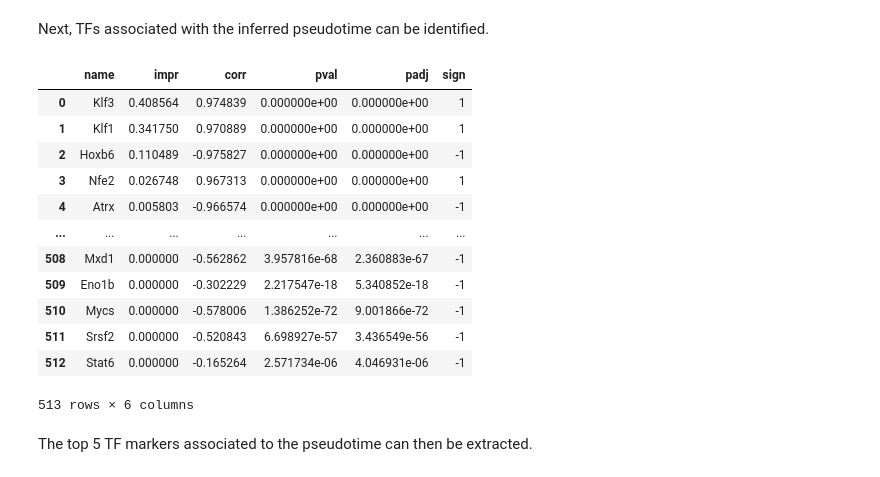
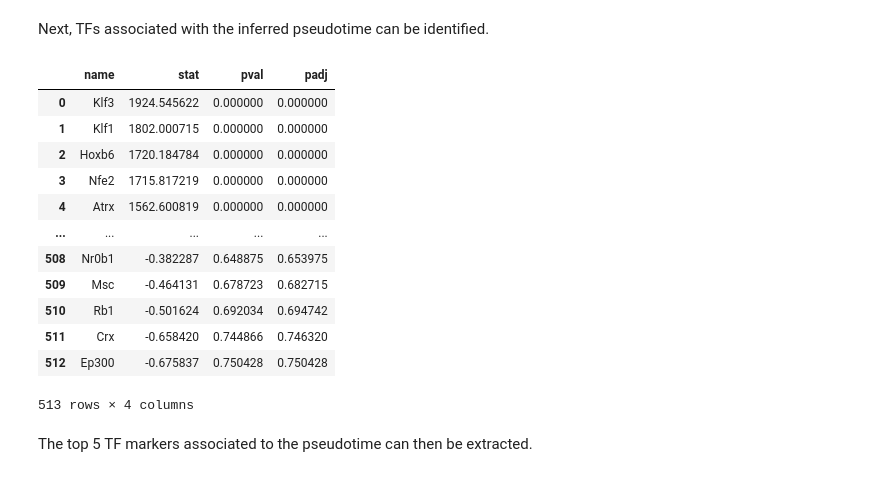
Before and after one commit to saezlab/decoupler-py, a Jupyter notebook: docs/notebooks/scell/rna_pstime.ipynb, the cells around one changed output. Cells and saved outputs as stored; diff of their text form; code cells hidden in the pictures.

```diff
--- a/docs/notebooks/scell/rna_pstime.ipynb
+++ b/docs/notebooks/scell/rna_pstime.ipynb
@@ -205,23 +205,24 @@ Next, TFs associated with the inferred pseudotime can be identified.
 # %%
 tfs = dc.tl.rankby_order(
     adata=score,
     order='dpt_pseudotime',
+    stat='dcor',
 )
 tfs
 # %% [output]
-|  | name | impr | corr | pval | padj | sign |
-| 0 | Klf3 | 0.408564 | 0.974839 | 0.000000e+00 | 0.000000e+00 | 1 |
-| 1 | Klf1 | 0.341750 | 0.970889 | 0.000000e+00 | 0.000000e+00 | 1 |
-| 2 | Hoxb6 | 0.110489 | -0.975827 | 0.000000e+00 | 0.000000e+00 | -1 |
-| 3 | Nfe2 | 0.026748 | 0.967313 | 0.000000e+00 | 0.000000e+00 | 1 |
-| 4 | Atrx | 0.005803 | -0.966574 | 0.000000e+00 | 0.000000e+00 | -1 |
-| ... | ... | ... | ... | ... | ... | ... |
-| 508 | Mxd1 | 0.000000 | -0.562862 | 3.957816e-68 | 2.360883e-67 | -1 |
-| 509 | Eno1b | 0.000000 | -0.302229 | 2.217547e-18 | 5.340852e-18 | -1 |
-| 510 | Mycs | 0.000000 | -0.578006 | 1.386252e-72 | 9.001866e-72 | -1 |
-| 511 | Srsf2 | 0.000000 | -0.520843 | 6.698927e-57 | 3.436549e-56 | -1 |
-| 512 | Stat6 | 0.000000 | -0.165264 | 2.571734e-06 | 4.046931e-06 | -1 |
+|  | name | stat | pval | padj |
+| 0 | Klf3 | 1924.545622 | 0.000000 | 0.000000 |
+| 1 | Klf1 | 1802.000715 | 0.000000 | 0.000000 |
+| 2 | Hoxb6 | 1720.184784 | 0.000000 | 0.000000 |
+| 3 | Nfe2 | 1715.817219 | 0.000000 | 0.000000 |
+| 4 | Atrx | 1562.600819 | 0.000000 | 0.000000 |
+| ... | ... | ... | ... | ... |
+| 508 | Nr0b1 | -0.382287 | 0.648875 | 0.653975 |
+| 509 | Msc | -0.464131 | 0.678723 | 0.682715 |
+| 510 | Rb1 | -0.501624 | 0.692034 | 0.694742 |
+| 511 | Crx | -0.658420 | 0.744866 | 0.746320 |
+| 512 | Ep300 | -0.675837 | 0.750428 | 0.750428 |
-513 rows × 6 columns
+513 rows × 4 columns
 # %% [markdown]
 The top 5 TF markers associated to the pseudotime can then be extracted.
 # %%
```
Also changed, not shown: parts of 14 cells of this notebook.
